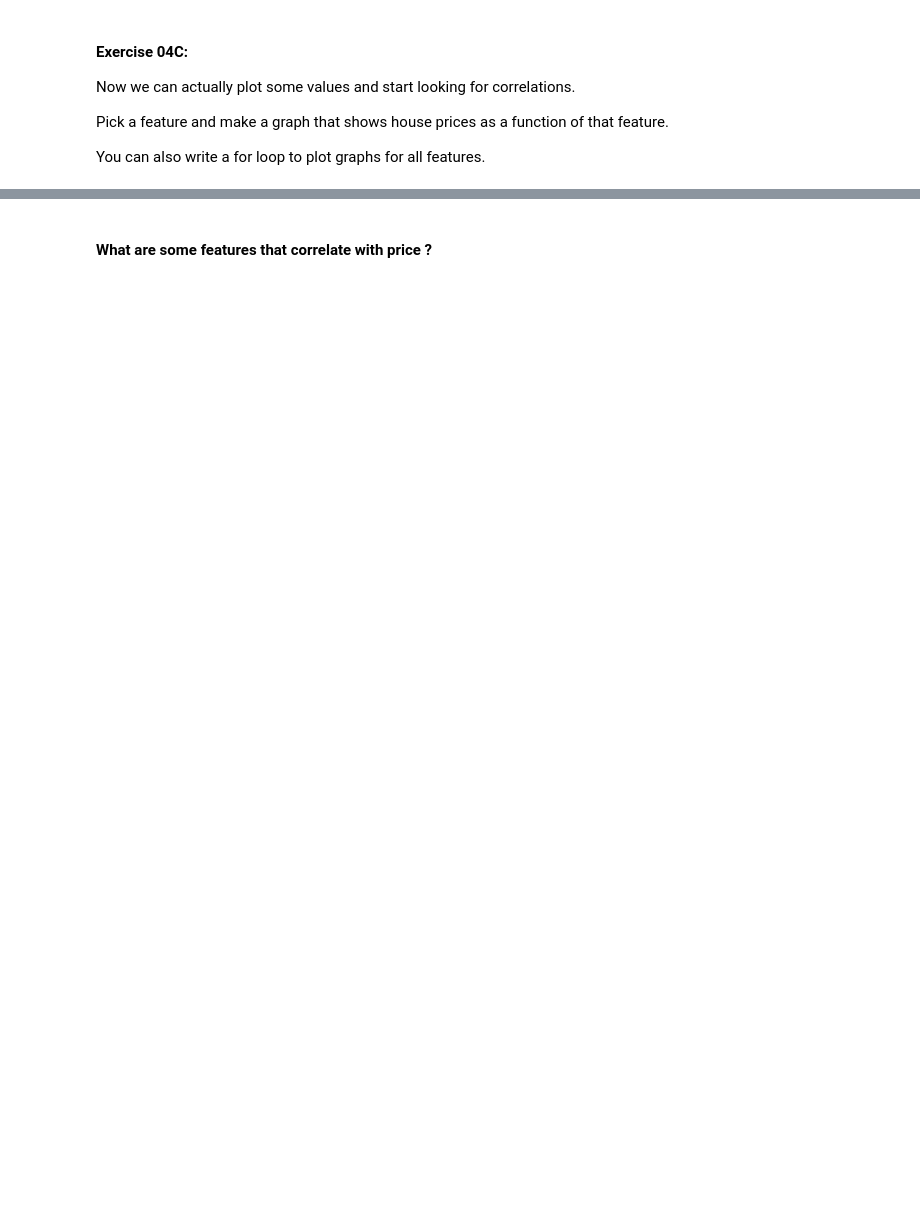
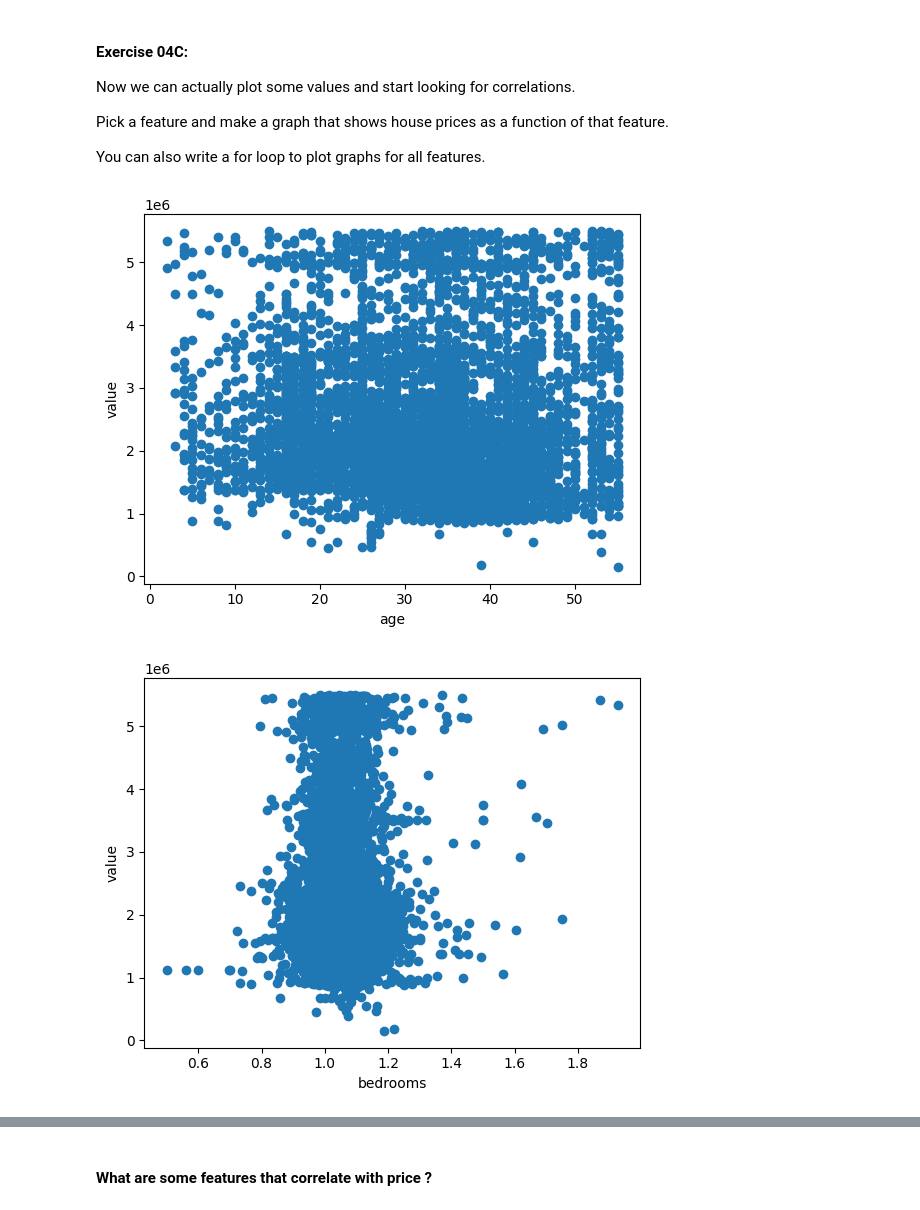
Before and after one commit to kaoriogawa-PSAM-5020-spring2026/HOMEWORK-_02, a Jupyter notebook: Homework02.ipynb, the cells around one changed output, grey strips where cells are left out. Cells and saved outputs as stored; diff of their text form; code cells hidden in the pictures; blank space fills up the shorter version.

```diff
--- a/Homework02.ipynb
+++ b/Homework02.ipynb
@@ -452,7 +452,10 @@ Before we plot anything, let's define a function `list_from_key(objs, key)` that
 # helper function to get lists of values from specific key
 def list_from_key(objs, key):
   # TODO: implement the list_from_key functionality
-  return []
+  values = []
+  for obj in objs:
+    values.append(obj[key])
+  return values
 # %%
 # Test 04B
 Tests.test("04B", list_from_key)
@@ -467,17 +472,44 @@ You can also write a for loop to plot graphs for all features.
 # %%
 # Work on 04C here
 
 # TODO: get a list with all of the price values
-prices = []
+prices = list_from_key(info_houses, "value")
 
 # TODO: get a list with all of the house ages (for example)
-house_ages = []
+house_ages = list_from_key(info_houses, "age")
+house_rooms = list_from_key(info_houses, "rooms")
+house_bedrooms =  list_from_key(info_houses, "bedrooms")
+house_latitude = list_from_key(info_houses, "latitude")
+house_longitude = list_from_key(info_houses, "longitude")
 
 
 # this is the command to plot a XY scatter plot from 2 lists
 # see documentation: https://matplotlib.org/stable/api/_as_gen/matplotlib.pyplot.scatter.html
 
 plt.scatter(house_ages, prices)
 plt.xlabel("age")
 plt.ylabel("value")
 plt.show()
+
+plt.scatter(house_bedrooms, prices)
+plt.xlabel("bedrooms")
+plt.ylabel("value")
+plt.show()
+
+plt.scatter(house_rooms, prices)
+plt.xlabel("rooms")
+plt.ylabel("value")
+plt.show()
+
+plt.scatter(house_latitude, prices)
+plt.xlabel("latitude")
+plt.ylabel("value")
+plt.show()
+
+plt.scatter(house_longitude, prices)
+plt.xlabel("longitude")
+plt.ylabel("value")
+plt.show()
+# %% [output]
+[figure, added]
+[figure, added]
```
Also changed, not shown: parts of 5 cells of this notebook.
